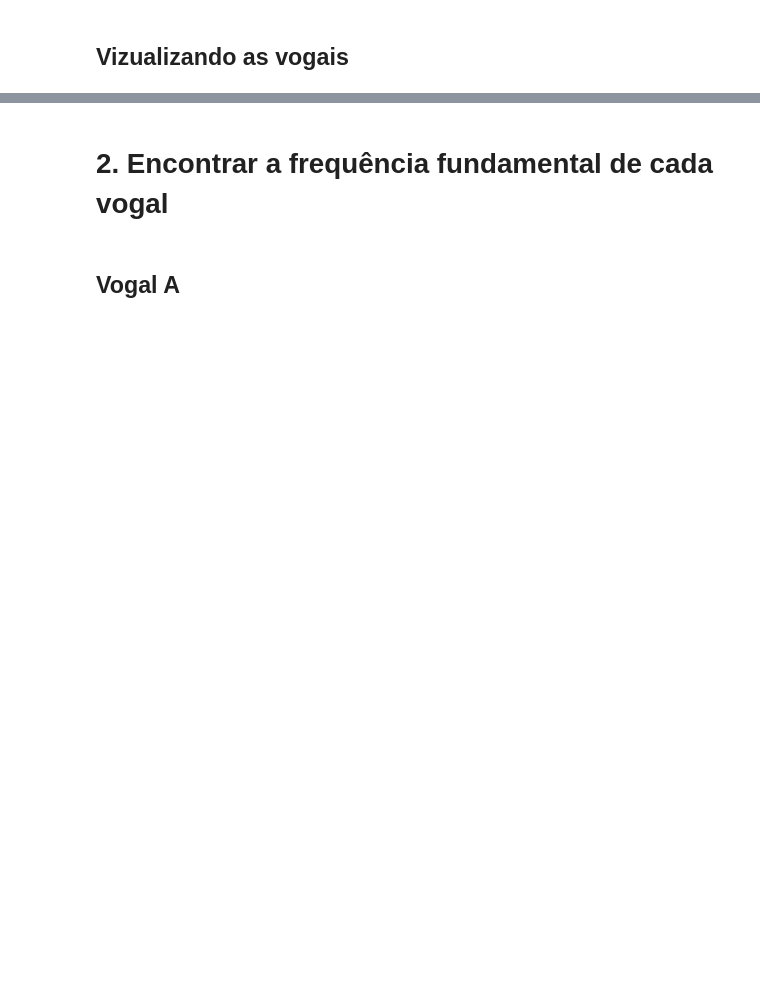
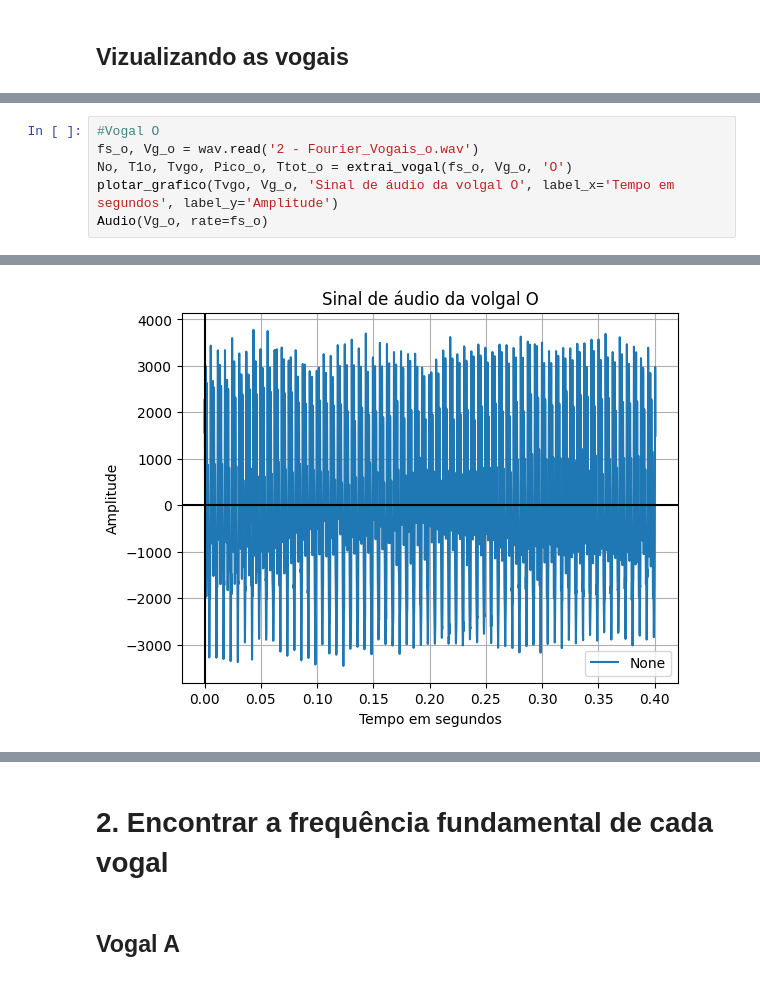
Before and after one commit to Rubiozito/Sistemas-e-Sinais, a Jupyter notebook: Trabalho_Final_sinais/Tfinal_sinais.ipynb, the cells around one changed output, grey strips where cells are left out. Drawn from its saved outputs; the diff is of its cells as text; blank space fills up the shorter version.

```diff
--- a/Trabalho_Final_sinais/Tfinal_sinais.ipynb
+++ b/Trabalho_Final_sinais/Tfinal_sinais.ipynb
@@ -89,0 +102,7 @@ Vg_ep = Vg_e*Jh_e #sinal janelado
+# %%
+#Vogal O
+fs_o, Vg_o = wav.read('2 - Fourier_Vogais_o.wav')
+No, T1o, Tvgo, Pico_o, Ttot_o = extrai_vogal(fs_o, Vg_o, 'O')
+plotar_grafico(Tvgo, Vg_o, 'Sinal de áudio da volgal O', label_x='Tempo em segundos', label_y='Amplitude')
+Audio(Vg_o, rate=fs_o)
+# %% [output]
@@ -89,0 +110 @@ Vg_ep = Vg_e*Jh_e #sinal janelado
+[figure, added]
```
Also changed, not shown: parts of 27 cells of this notebook.
